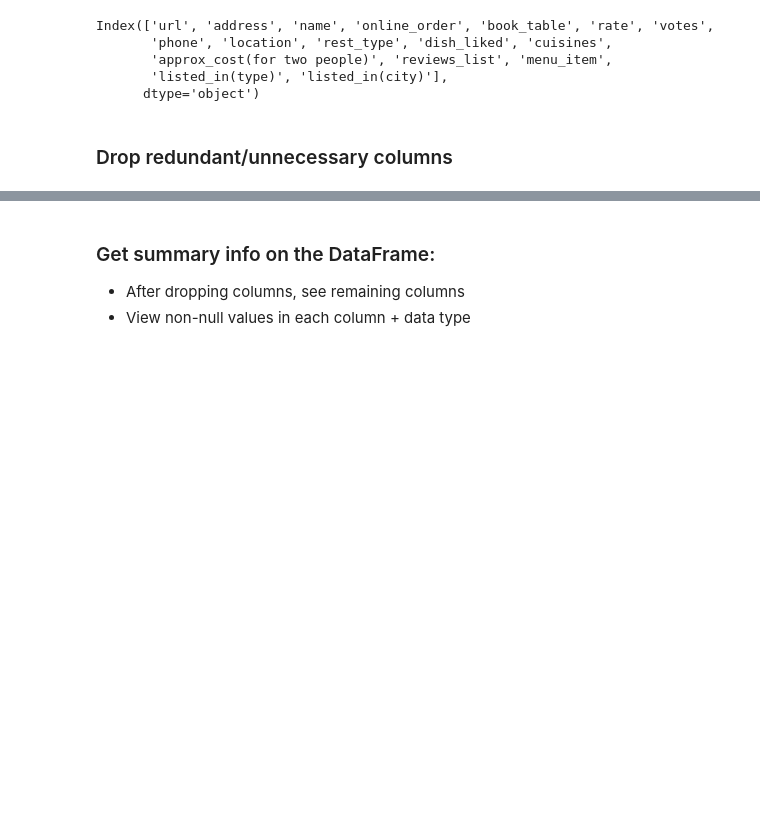
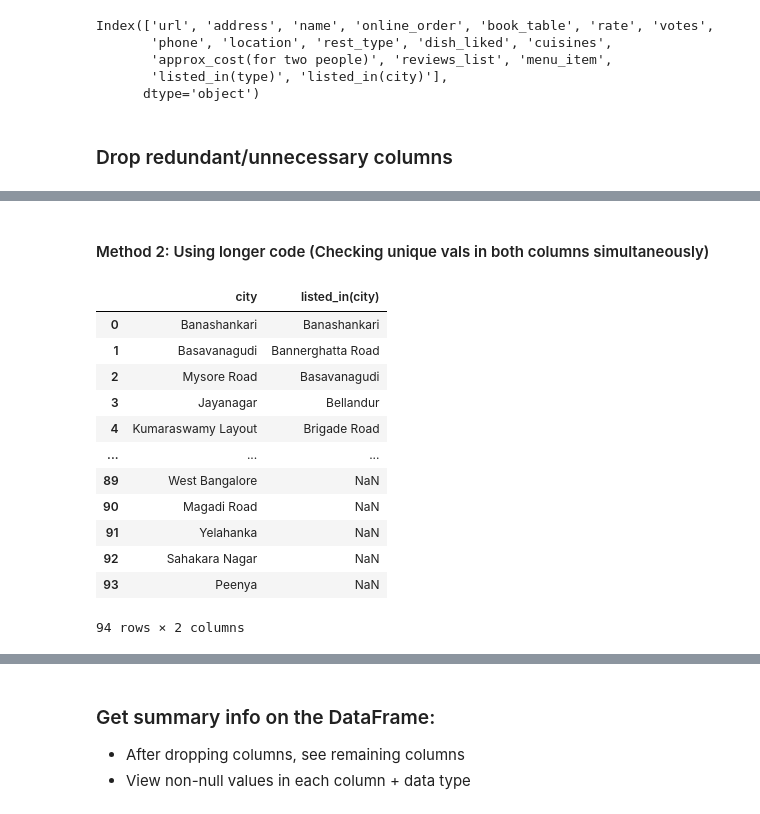
Before and after one commit to mutumagitonga/Zomato-Bangalore-Restaurants-Data-Analysis-Practice, a Jupyter notebook: zomato-data-analysis-and-visualization.ipynb, the cells around one changed output, grey strips where cells are left out. Drawn from its saved outputs; the diff is of its cells as text; code cells hidden in the pictures; blank space fills up the shorter version.

```diff
--- a/zomato-data-analysis-and-visualization.ipynb
+++ b/zomato-data-analysis-and-visualization.ipynb
@@ -42,0 +144,26 @@ df = df.drop(['url', 'address', 'phone', 'dish_liked', 'reviews_list', 'menu_ite
+# %% [markdown]
+#### Method 2: Using longer code (Checking unique vals in both columns simultaneously)
+# %%
+# Get numpy arrays with unique values from each of the 2 columns
+city_columns_arrays = [df['city'].unique(), df['listed_in(city)'].unique()]
+# Store column names to include in final data frame
+column_names = ['city','listed_in(city)']
+# Convert numpy arrays above into an iterable Pandas series using list comprehension
+city_columns_arrays_series = [pd.Series(arr) for arr in city_columns_arrays]
+# Concatenate the above Pandas Series into a single dataframe along col axis
+city_columns_df = pd.concat(city_columns_arrays_series, axis=1, keys=column_names)
+city_columns_df
+# %% [output]
+|  | city | listed_in(city) |
+| 0 | Banashankari | Banashankari |
+| 1 | Basavanagudi | Bannerghatta Road |
+| 2 | Mysore Road | Basavanagudi |
+| 3 | Jayanagar | Bellandur |
+| 4 | Kumaraswamy Layout | Brigade Road |
+| ... | ... | ... |
+| 89 | West Bangalore | NaN |
+| 90 | Magadi Road | NaN |
+| 91 | Yelahanka | NaN |
+| 92 | Sahakara Nagar | NaN |
+| 93 | Peenya | NaN |
+94 rows × 2 columns
```
Also changed, not shown: parts of 40 cells of this notebook.
